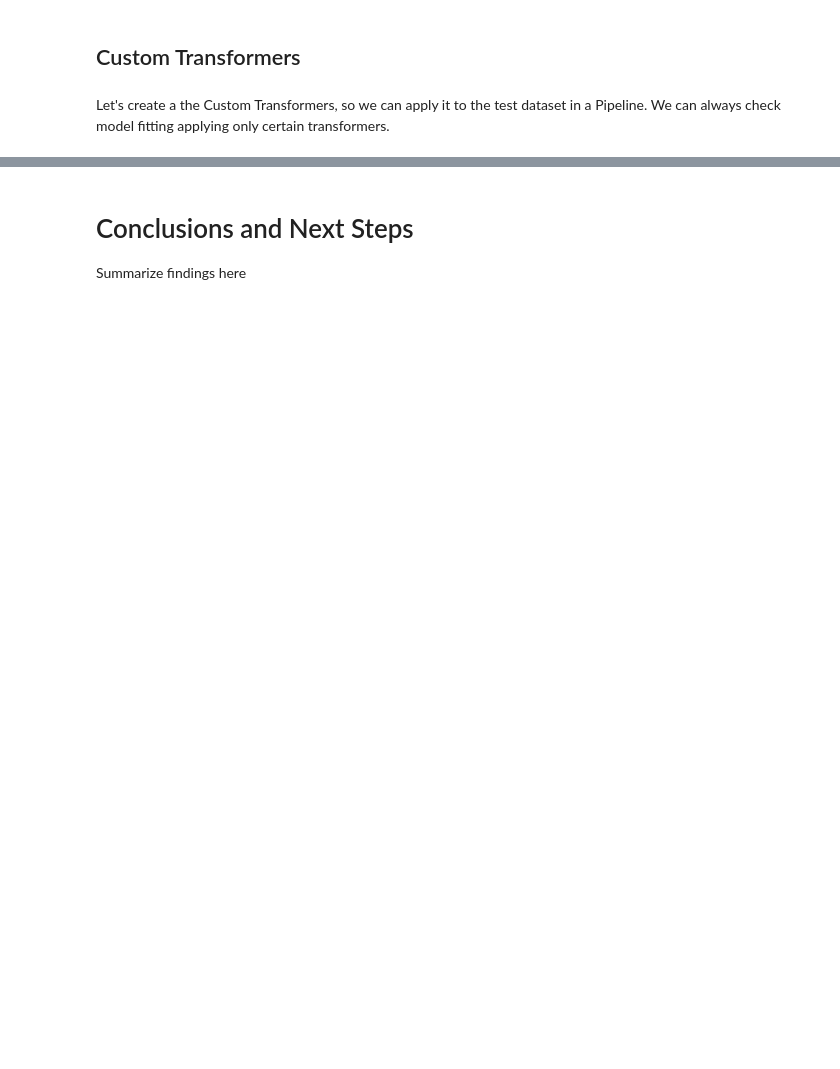
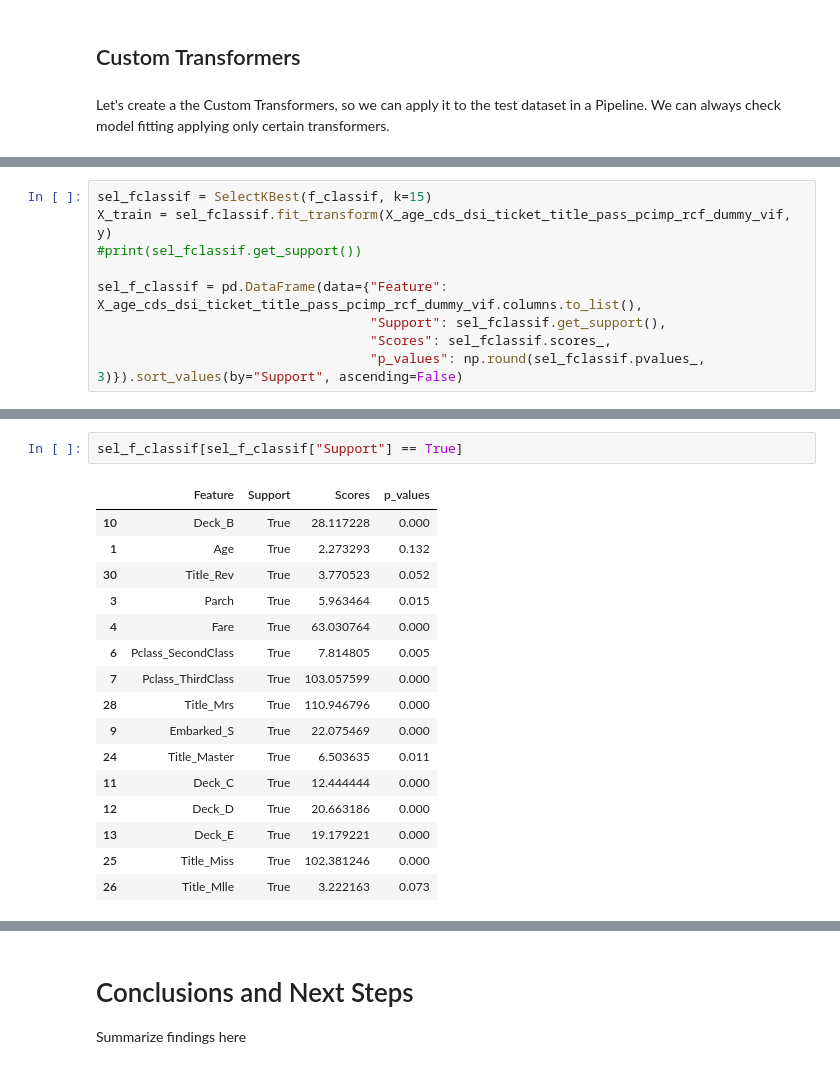
Before and after one commit to sbmoyano/data_science_projects, a Jupyter notebook: kaggle_titanic_competition/kaggle_titanic_competition_classification.ipynb, the cells around one changed output, grey strips where cells are left out. Cells and saved outputs as stored; diff of their text form; blank space fills up the shorter version.

```diff
--- a/kaggle_titanic_competition/kaggle_titanic_competition_classification.ipynb
+++ b/kaggle_titanic_competition/kaggle_titanic_competition_classification.ipynb
@@ -665,0 +1145,9 @@ Show graphs and stats here
+# %%
+sel_fclassif = SelectKBest(f_classif, k=15)
+X_train = sel_fclassif.fit_transform(X_age_cds_dsi_ticket_title_pass_pcimp_rcf_dummy_vif, y)
+#print(sel_fclassif.get_support())
+
+sel_f_classif = pd.DataFrame(data={"Feature": X_age_cds_dsi_ticket_title_pass_pcimp_rcf_dummy_vif.columns.to_list(),
+                                   "Support": sel_fclassif.get_support(),
+                                   "Scores": sel_fclassif.scores_,
+                                   "p_values": np.round(sel_fclassif.pvalues_, 3)}).sort_values(by="Support", ascending=False)
@@ -665,0 +1228,19 @@ Show graphs and stats here
+# %%
+sel_f_classif[sel_f_classif["Support"] == True]
+# %% [output]
+|  | Feature | Support | Scores | p_values |
+| 10 | Deck_B | True | 28.117228 | 0.000 |
+| 1 | Age | True | 2.273293 | 0.132 |
+| 30 | Title_Rev | True | 3.770523 | 0.052 |
+| 3 | Parch | True | 5.963464 | 0.015 |
+| 4 | Fare | True | 63.030764 | 0.000 |
+| 6 | Pclass_SecondClass | True | 7.814805 | 0.005 |
+| 7 | Pclass_ThirdClass | True | 103.057599 | 0.000 |
+| 28 | Title_Mrs | True | 110.946796 | 0.000 |
+| 9 | Embarked_S | True | 22.075469 | 0.000 |
+| 24 | Title_Master | True | 6.503635 | 0.011 |
+| 11 | Deck_C | True | 12.444444 | 0.000 |
+| 12 | Deck_D | True | 20.663186 | 0.000 |
+| 13 | Deck_E | True | 19.179221 | 0.000 |
+| 25 | Title_Miss | True | 102.381246 | 0.000 |
+| 26 | Title_Mlle | True | 3.222163 | 0.073 |
```
Also changed, not shown: parts of 88 cells of this notebook.
